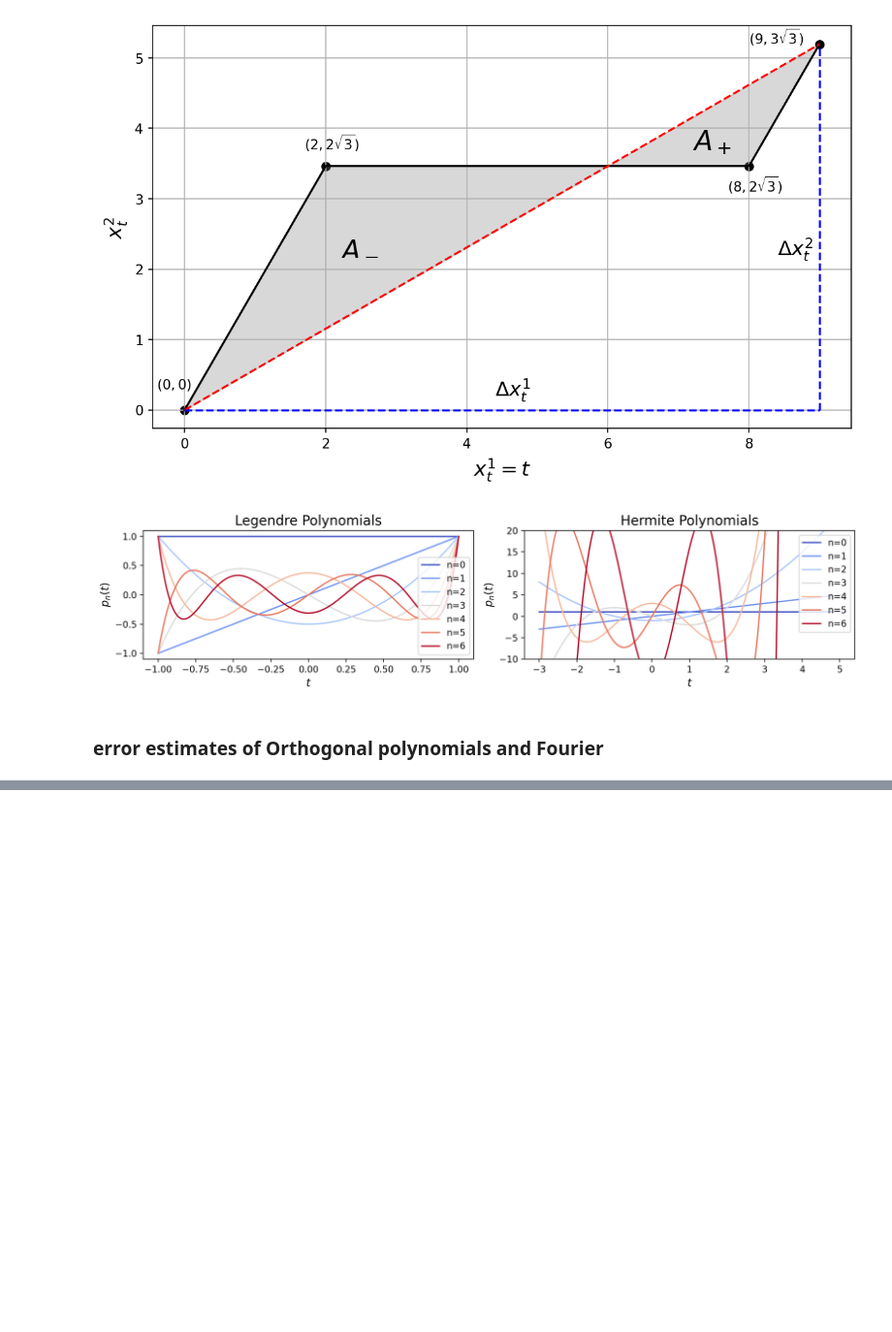
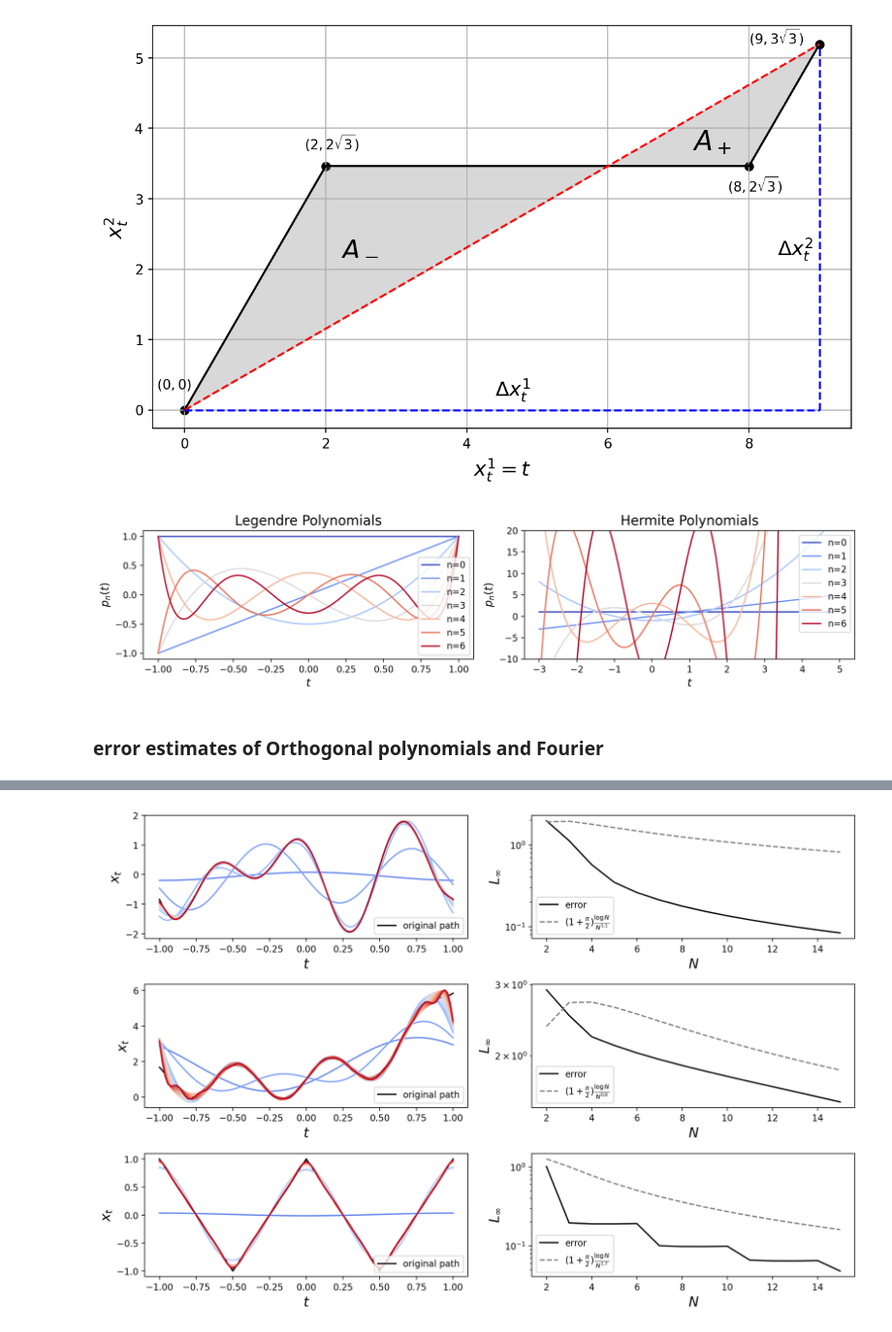
Before and after one commit to Zhuoyue-Huang/M3R-signature-inversion, a Jupyter notebook: fig4report.ipynb, the cells around one changed output, grey strips where cells are left out. Shown at 97% size. Saved outputs shown, nothing was run; the diff lists cells and outputs as text; code cells hidden in the pictures; blank space fills up the shorter version.

```diff
--- a/fig4report.ipynb
+++ b/fig4report.ipynb
@@ -143,0 +145,72 @@ plt.show()
+# %%
+N=16
+length = 105
+t_grid = np.linspace(-1, 1, length)
+def x1(t):
+    return np.cos(10*t) - np.sin(2*np.pi*t)
+def x2(t):
+    return np.sin(10*t) + np.exp(2*t) - t
+def x3(t):
+    return 2 * np.abs(2 * (t % 1) - 1) - 1
+
+cmap = plt.get_cmap('coolwarm')
+colors = cmap(np.linspace(0, 1, N))
+n_arr = np.arange(2, N)
+# %%
+plt.figure(figsize=(12, 8), dpi=200)
+
+plt.subplot(3, 2, 1)
+path1 = x1(t_grid)
+plt.plot(t_grid, path1, color='black', label='original path')
+for n in tqdm(n_arr):
+    plt.plot(t_grid, ifft_aug(fft_aug(path1, n), length, n), color=colors[n])
+plt.xlabel(r'$t$', fontsize=15)
+plt.ylabel(r'$x_t$', fontsize=15)
+plt.legend(loc='lower right')
+
+plt.subplot(3, 2, 2)
+plt.plot(n_arr, [np.max(np.abs(ifft_aug(fft_aug(path1, n), length, n)-path1)) for n in n_arr], color='black', label='error')
+plt.plot(n_arr, (1+np.pi**2/2)*np.log(n_arr)/n_arr**1.1, color='grey', label=r'$(1+\frac{\pi}{2})\frac{\log N}{N^{1.1}}$', linestyle='--')
+plt.yscale('log')
+plt.xlabel(r'$N$', fontsize=15)
+plt.ylabel(r'$L_{\infty}$', fontsize=15)
+plt.legend()
+
+plt.subplot(3, 2, 3)
+path2 = x2(t_grid)
+plt.plot(t_grid, path2, color='black', label='original path')
+for n in tqdm(n_arr):
+    plt.plot(t_grid, ifft_aug(fft_aug(path2, n), length, n), color=colors[n])
+plt.xlabel(r'$t$', fontsize=15)
+plt.ylabel(r'$x_t$', fontsize=15)
+plt.legend(loc='lower right')
+
+plt.subplot(3, 2, 4)
+plt.plot(n_arr, [np.max(np.abs(ifft_aug(fft_aug(path2, n), length, n)-path2)) for n in n_arr], color='black', label='error')
+plt.plot(n_arr, (1+np.pi**2/2)*np.log(n_arr)/n_arr**0.8, color='grey', label=r'$(1+\frac{\pi}{2})\frac{\log N}{N^{0.8}}$', linestyle='--')
+plt.yscale('log')
+plt.xlabel(r'$N$', fontsize=15)
+plt.ylabel(r'$L_{\infty}$', fontsize=15)
+plt.legend(loc='lower left')
+
+plt.subplot(3, 2, 5)
+path3 = x3(t_grid)
+plt.plot(t_grid, path3, color='black', label='original path')
+for n in tqdm(n_arr):
+    plt.plot(t_grid, ifft_aug(fft_aug(path3, n), length, n), color=colors[n])
+plt.xlabel(r'$t$', fontsize=15)
+plt.ylabel(r'$x_t$', fontsize=15)
+plt.legend(loc='lower right')
+
+plt.subplot(3, 2, 6)
+plt.plot(n_arr, [np.max(np.abs(ifft_aug(fft_aug(path3, n), length, n)-path3)) for n in n_arr], color='black', label='error')
+plt.plot(n_arr, (1+np.pi**2/2)*np.log(n_arr)/n_arr**1.7, color='grey', label=r'$(1+\frac{\pi}{2})\frac{\log N}{N^{1.7}}$', linestyle='--')
+plt.yscale('log')
+plt.xlabel(r'$N$', fontsize=15)
+plt.ylabel(r'$L_{\infty}$', fontsize=15)
+plt.legend(loc='lower left')
+plt.tight_layout()
+# plt.savefig('fourier_convergence.pdf')
+plt.show()
+# %% [output]
+[figure, added]
```
Also changed, not shown: parts of 3 cells of this notebook, 3 other files.
